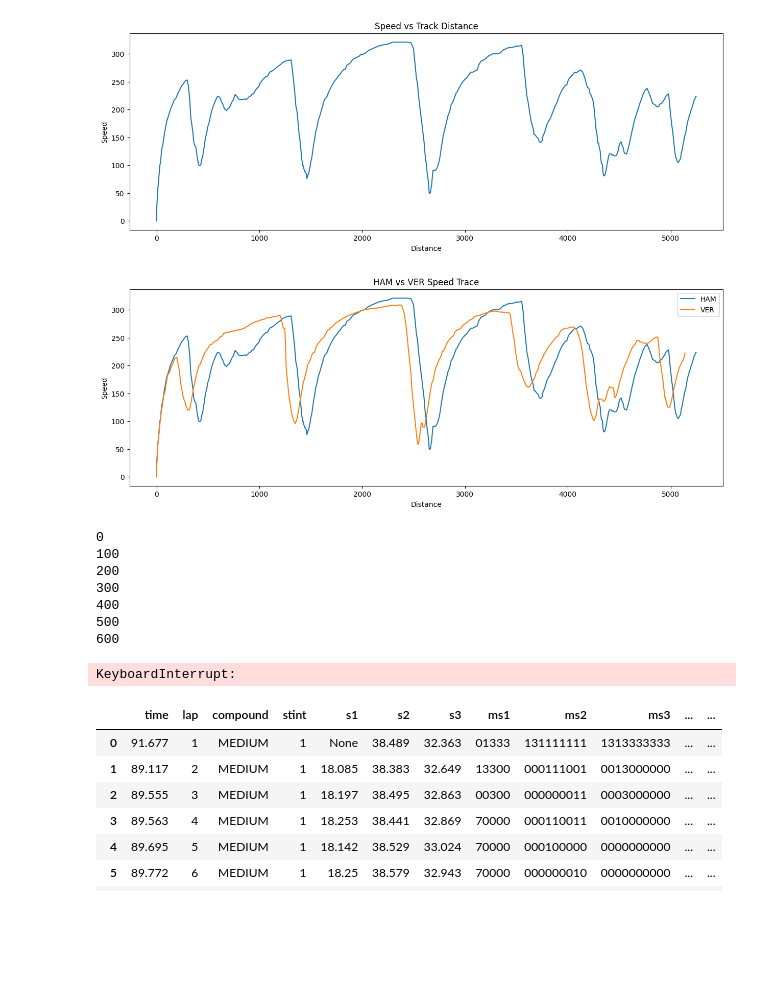
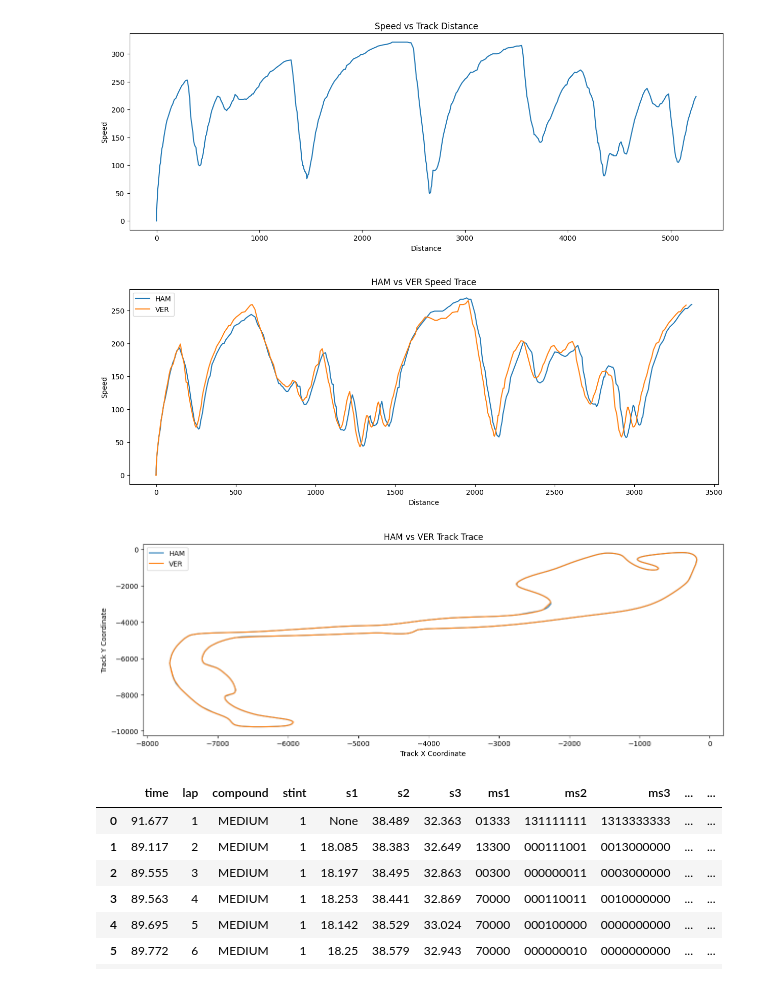
Before and after one commit to andersjohnsennn/F1-project, a Jupyter notebook: notebooks/08_eda_telemetry.ipynb, the cells around one changed output. Drawn from its saved outputs; the diff is of its cells as text; code cells hidden in the pictures; blank space fills up the shorter version.

```diff
--- a/notebooks/08_eda_telemetry.ipynb
+++ b/notebooks/08_eda_telemetry.ipynb
@@ -86,8 +86,8 @@ plt.show()
 import json
 import pandas as pd
 
-ham_path = r"C:\Users\Ander\Desktop\F1-project\data\raw\Abu Dhabi Grand Prix\Race\HAM\1_tel.json"
-ver_path = r"C:\Users\Ander\Desktop\F1-project\data\raw\Abu Dhabi Grand Prix\Race\VER\1_tel.json"
+ham_path = r"C:\Users\Ander\Desktop\F1-project\data\raw\Monaco Grand Prix\Race\HAM\1_tel.json"
+ver_path = r"C:\Users\Ander\Desktop\F1-project\data\raw\Monaco Grand Prix\Race\VER\1_tel.json"
 
 with open(ham_path) as f:
     ham = pd.DataFrame(json.load(f)["tel"])
@@ -97,68 +97,33 @@ with open(ver_path) as f:
 # %%
 import matplotlib.pyplot as plt
 
 plt.figure(figsize=(15,5))
 
 plt.plot(ham["distance"], ham["speed"], label="HAM")
 plt.plot(ver["distance"], ver["speed"], label="VER")
 
 
 plt.xlabel("Distance")
 plt.ylabel("Speed")
 
 plt.title("HAM vs VER Speed Trace")
 
 plt.legend()
 
 plt.show()
+
+plt.figure(figsize=(15,5))
+plt.plot(ham["x"], ham["y"], label="HAM")
+plt.plot(ver["x"], ver["y"], label="VER")
+
+plt.xlabel("Track X Coordinate")
+plt.ylabel("Track Y Coordinate")
+plt.title("HAM vs VER Track Trace")
+plt.legend()
+plt.show()
 # %% [output]
-[figure, old version]
+[figure, new version]
+[figure, added]
-# %%
-from pathlib import Path
-import json
-
-root = Path(r"C:\Users\Ander\Desktop\F1-project\data\raw")
-
-telemetry_files = list(root.rglob("*_tel.json"))
-
-bad_files = []
-
-for i, file in enumerate(telemetry_files):
-
-    if i % 100 == 0:
-        print(i)
-
-    try:
-
-        with open(file, "r", encoding="utf-8") as f:
-            data = json.load(f)["tel"]
-
-        for key, values in data.items():
-
-            if any(v is None for v in values):
-
-                bad_files.append({
-                    "file": str(file),
-                    "column": key
-                })
-
-    except Exception as e:
-
-        bad_files.append({
-            "file": str(file),
-            "error": str(e)
-        })
-
-print(f"Bad files: {len(bad_files)}")
-# %% [output]
-0
-100
-200
-300
-400
-500
-600
-KeyboardInterrupt:
 # %%
 ver_path = r"C:\Users\Ander\Desktop\F1-project\data\raw\Abu Dhabi Grand Prix\Race\VER\laptimes.json"
 
```
Also changed, not shown: parts of 2 cells of this notebook, 12 other files.
